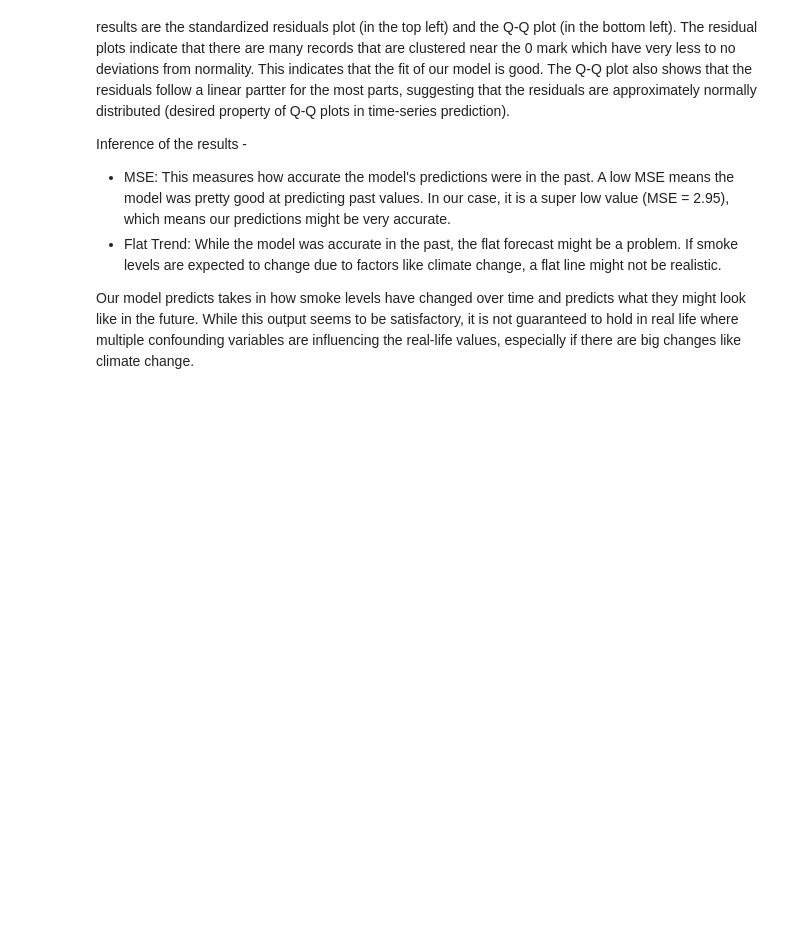
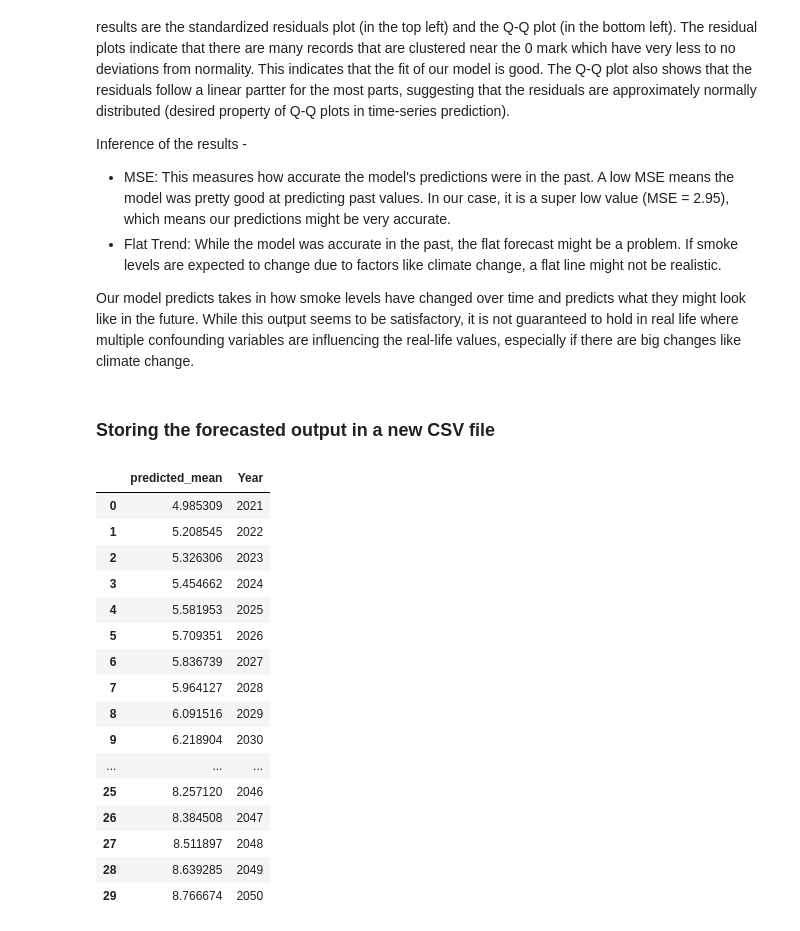
Before and after one commit to raaguln/wildfire-analysis, a Jupyter notebook: smoke_estimates_and_modelling.ipynb, the cells around one changed output. Drawn from its saved outputs; the diff is of its cells as text; code cells hidden in the pictures; blank space fills up the shorter version.

```diff
--- a/smoke_estimates_and_modelling.ipynb
+++ b/smoke_estimates_and_modelling.ipynb
@@ -697,3 +696,29 @@ Inference of the results -
 
 
 Our model predicts takes in how smoke levels have changed over time and predicts what they might look like in the future. While this output seems to be satisfactory, it is not guaranteed to hold in real life where multiple confounding variables are influencing the real-life values, especially if there are big changes like climate change.
+# %% [markdown]
+### Storing the forecasted output in a new CSV file
+# %%
+# Create new column 'Year' in a new dataframe that has the values from 2021 to 2050 and add predicted_mean to it
+predicted_smoke_estimates = pd.DataFrame(forecast_mean_values, columns=['predicted_mean'])
+predicted_smoke_estimates['Year'] = future_exog_variables.index
+predicted_smoke_estimates.reset_index(drop=True, inplace=True)
+predicted_smoke_estimates
+# %% [output]
+|  | predicted_mean | Year |
+| 0 | 4.985309 | 2021 |
+| 1 | 5.208545 | 2022 |
+| 2 | 5.326306 | 2023 |
+| 3 | 5.454662 | 2024 |
+| 4 | 5.581953 | 2025 |
+| 5 | 5.709351 | 2026 |
+| 6 | 5.836739 | 2027 |
+| 7 | 5.964127 | 2028 |
+| 8 | 6.091516 | 2029 |
+| 9 | 6.218904 | 2030 |
+| ... | ... | ... |
+| 25 | 8.257120 | 2046 |
+| 26 | 8.384508 | 2047 |
+| 27 | 8.511897 | 2048 |
+| 28 | 8.639285 | 2049 |
+| 29 | 8.766674 | 2050 |
```
Also changed, not shown: parts of 11 cells of this notebook, 3 other files.
